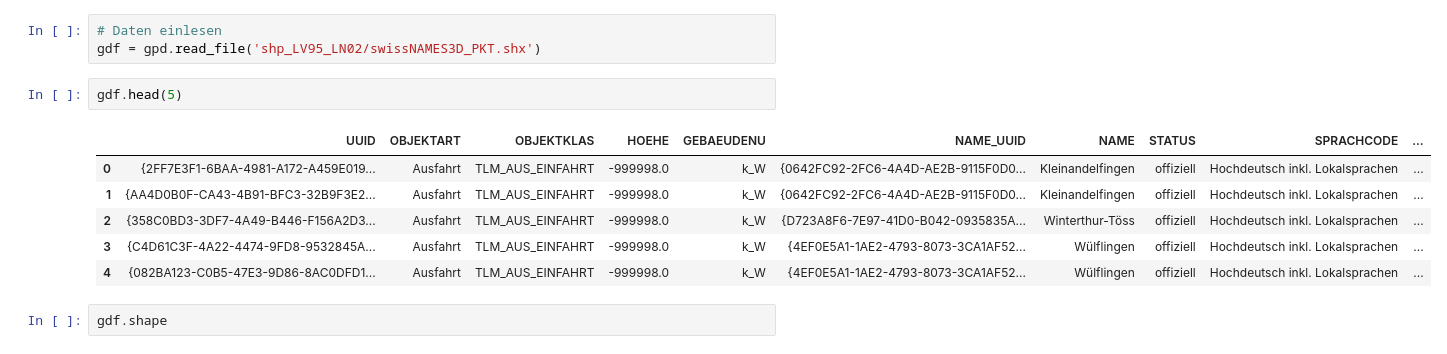
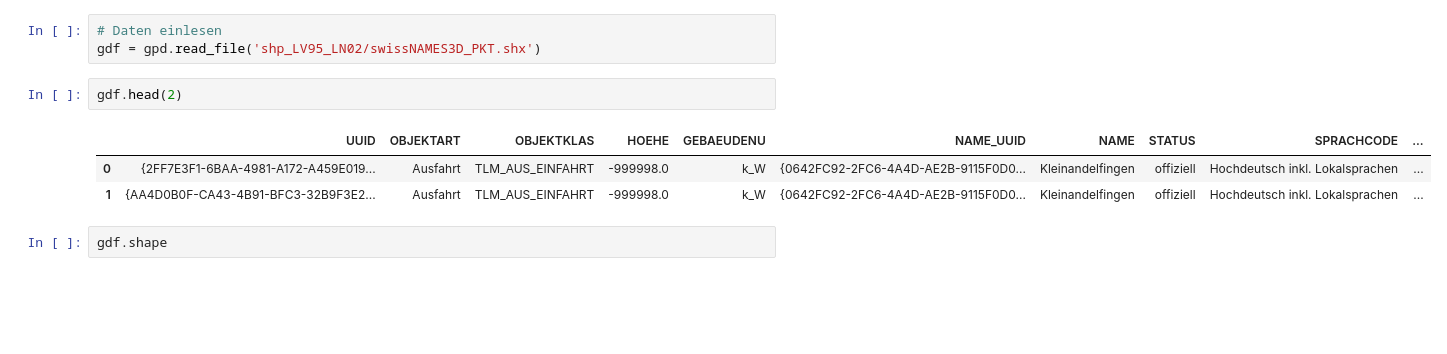
Before and after one commit to katrinnidzwetzki/cas-ddj-abschlussarbeit, a Jupyter notebook: 04_ortsnamen_heiligennamen.ipynb, the cells around one changed output. Drawn from its saved outputs; the diff is of its cells as text; blank space fills up the shorter version.

```diff
--- a/04_ortsnamen_heiligennamen.ipynb
+++ b/04_ortsnamen_heiligennamen.ipynb
@@ -28,14 +28,11 @@ import re
 # Daten einlesen
 gdf = gpd.read_file('shp_LV95_LN02/swissNAMES3D_PKT.shx')
 # %%
-gdf.head(5)
+gdf.head(2)
 # %% [output]
 |  | UUID | OBJEKTART | OBJEKTKLAS | HOEHE | GEBAEUDENU | NAME_UUID | NAME | STATUS | SPRACHCODE | ... |
 | 0 | {2FF7E3F1-6BAA-4981-A172-A459E019... | Ausfahrt | TLM_AUS_EINFAHRT | -999998.0 | k_W | {0642FC92-2FC6-4A4D-AE2B-9115F0D0... | Kleinandelfingen | offiziell | Hochdeutsch inkl. Lokalsprachen | ... |
 | 1 | {AA4D0B0F-CA43-4B91-BFC3-32B9F3E2... | Ausfahrt | TLM_AUS_EINFAHRT | -999998.0 | k_W | {0642FC92-2FC6-4A4D-AE2B-9115F0D0... | Kleinandelfingen | offiziell | Hochdeutsch inkl. Lokalsprachen | ... |
-| 2 | {358C0BD3-3DF7-4A49-B446-F156A2D3... | Ausfahrt | TLM_AUS_EINFAHRT | -999998.0 | k_W | {D723A8F6-7E97-41D0-B042-0935835A... | Winterthur-Töss | offiziell | Hochdeutsch inkl. Lokalsprachen | ... |
-| 3 | {C4D61C3F-4A22-4474-9FD8-9532845A... | Ausfahrt | TLM_AUS_EINFAHRT | -999998.0 | k_W | {4EF0E5A1-1AE2-4793-8073-3CA1AF52... | Wülflingen | offiziell | Hochdeutsch inkl. Lokalsprachen | ... |
-| 4 | {082BA123-C0B5-47E3-9D86-8AC0DFD1... | Ausfahrt | TLM_AUS_EINFAHRT | -999998.0 | k_W | {4EF0E5A1-1AE2-4793-8073-3CA1AF52... | Wülflingen | offiziell | Hochdeutsch inkl. Lokalsprachen | ... |
 # %%
 gdf.shape
 # %% [output]
```
Also changed, not shown: parts of 3 cells of this notebook.
